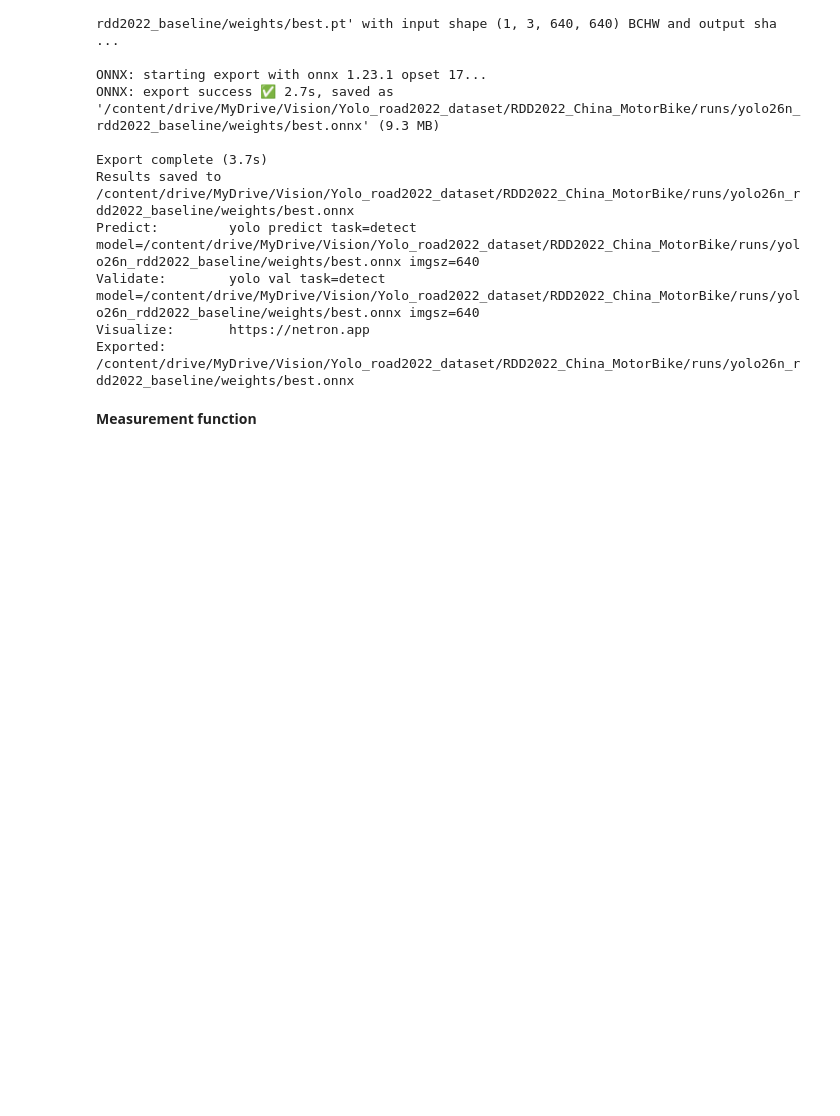
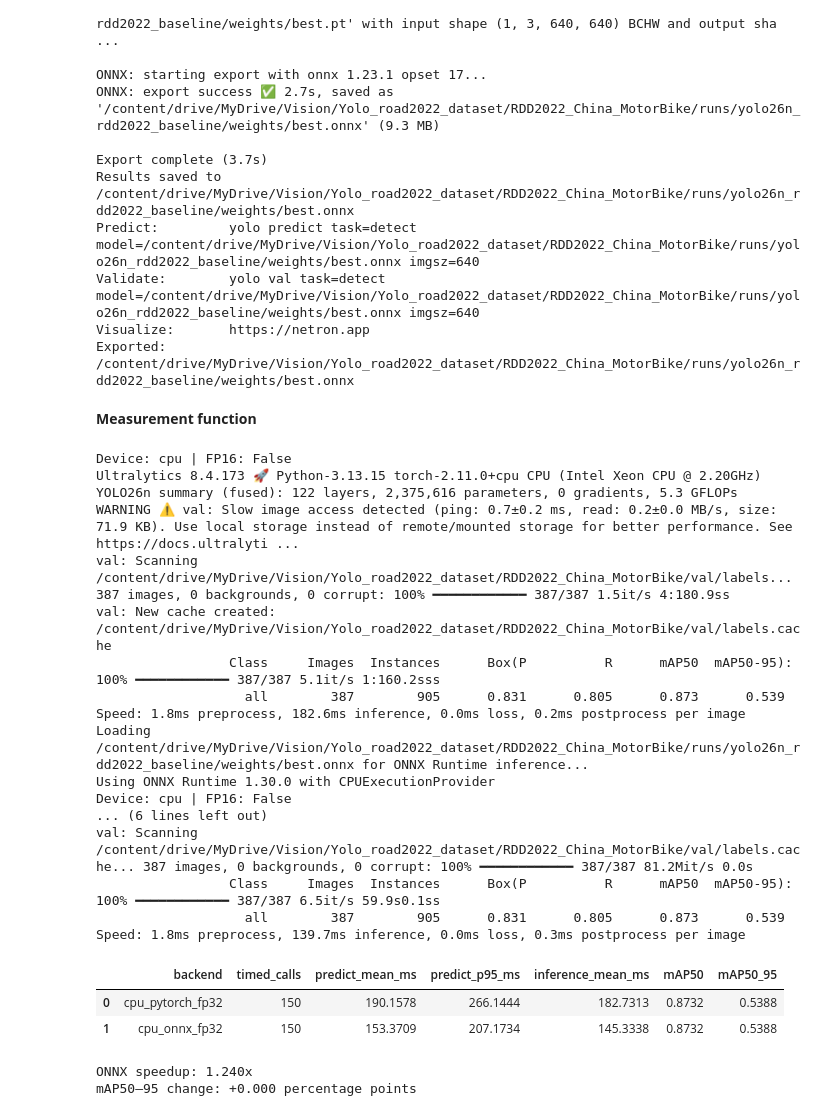
Before and after one commit to mdmohsin212/modern-vision-multimodal-lab, a Jupyter notebook: Deployment/day2/backend_benchmark.ipynb, the cells around one changed output. Saved outputs shown, nothing was run; the diff lists cells and outputs as text; code cells hidden in the pictures; blank space fills up the shorter version.

Commit message:
Complete backend benchmark

```diff
--- a/Deployment/day2/backend_benchmark.ipynb
+++ b/Deployment/day2/backend_benchmark.ipynb
@@ -168,0 +251,59 @@ def prepare_model(path, device="cpu", fp16=False):
+# %%
+def run_case(name, path, device="cpu", fp16=False):
+    model, kwargs = prepare_model(path, device, fp16)
+    latency = measure_latency(model, kwargs, name)
+    del model
+    gc.collect()
+
+    if device != "cpu":
+        torch.cuda.empty_cache()
+
+    accuracy = measure_accuracy(path, name, device, fp16)
+    return {
+        "backend": name,
+        **latency,
+        **accuracy
+    }
+# %%
+cpu_rows = []
+
+cpu_rows.append(run_case("cpu_pytorch_fp32", MODEL_PT))
+cpu_rows.append(run_case("cpu_onnx_fp32", MODEL_ONNX))
+
+cpu_table = pd.DataFrame(cpu_rows)
+cpu_table.to_csv(OUT / "cpu_comparison.csv", index=False)
+
+display(cpu_table.round(4))
+# %% [output]
+Device: cpu | FP16: False
+Ultralytics 8.4.173 🚀 Python-3.13.15 torch-2.11.0+cpu CPU (Intel Xeon CPU @ 2.20GHz)
+YOLO26n summary (fused): 122 layers, 2,375,616 parameters, 0 gradients, 5.3 GFLOPs
+WARNING ⚠️ val: Slow image access detected (ping: 0.7±0.2 ms, read: 0.2±0.0 MB/s, size: 71.9 KB). Use local storage instead of remote/mounted storage for better performance. See https://docs.ultralyti ...
+val: Scanning /content/drive/MyDrive/Vision/Yolo_road2022_dataset/RDD2022_China_MotorBike/val/labels... 387 images, 0 backgrounds, 0 corrupt: 100% ━━━━━━━━━━━━ 387/387 1.5it/s 4:180.9ss
+val: New cache created: /content/drive/MyDrive/Vision/Yolo_road2022_dataset/RDD2022_China_MotorBike/val/labels.cache
+                 Class     Images  Instances      Box(P          R      mAP50  mAP50-95): 100% ━━━━━━━━━━━━ 387/387 5.1it/s 1:160.2sss
+                   all        387        905      0.831      0.805      0.873      0.539
+Speed: 1.8ms preprocess, 182.6ms inference, 0.0ms loss, 0.2ms postprocess per image
+Loading /content/drive/MyDrive/Vision/Yolo_road2022_dataset/RDD2022_China_MotorBike/runs/yolo26n_rdd2022_baseline/weights/best.onnx for ONNX Runtime inference...
+Using ONNX Runtime 1.30.0 with CPUExecutionProvider
+Device: cpu | FP16: False
+... (6 lines left out)
+val: Scanning /content/drive/MyDrive/Vision/Yolo_road2022_dataset/RDD2022_China_MotorBike/val/labels.cache... 387 images, 0 backgrounds, 0 corrupt: 100% ━━━━━━━━━━━━ 387/387 81.2Mit/s 0.0s
+                 Class     Images  Instances      Box(P          R      mAP50  mAP50-95): 100% ━━━━━━━━━━━━ 387/387 6.5it/s 59.9s0.1ss
+                   all        387        905      0.831      0.805      0.873      0.539
+Speed: 1.8ms preprocess, 139.7ms inference, 0.0ms loss, 0.3ms postprocess per image
+|  | backend | timed_calls | predict_mean_ms | predict_p95_ms | inference_mean_ms | mAP50 | mAP50_95 |
+| 0 | cpu_pytorch_fp32 | 150 | 190.1578 | 266.1444 | 182.7313 | 0.8732 | 0.5388 |
+| 1 | cpu_onnx_fp32 | 150 | 153.3709 | 207.1734 | 145.3338 | 0.8732 | 0.5388 |
+# %%
+pt = cpu_table.set_index("backend").loc["cpu_pytorch_fp32"]
+onnx = cpu_table.set_index("backend").loc["cpu_onnx_fp32"]
+
+speedup = pt["predict_mean_ms"] / onnx["predict_mean_ms"]
+map_change_pp = 100 * (onnx["mAP50_95"] - pt["mAP50_95"])
+
+print(f"ONNX speedup: {speedup:.3f}x")
+print(f"mAP50–95 change: {map_change_pp:+.3f} percentage points")
+# %% [output]
+ONNX speedup: 1.240x
+mAP50–95 change: +0.000 percentage points
```
Also changed, not shown: parts of 9 cells of this notebook.
